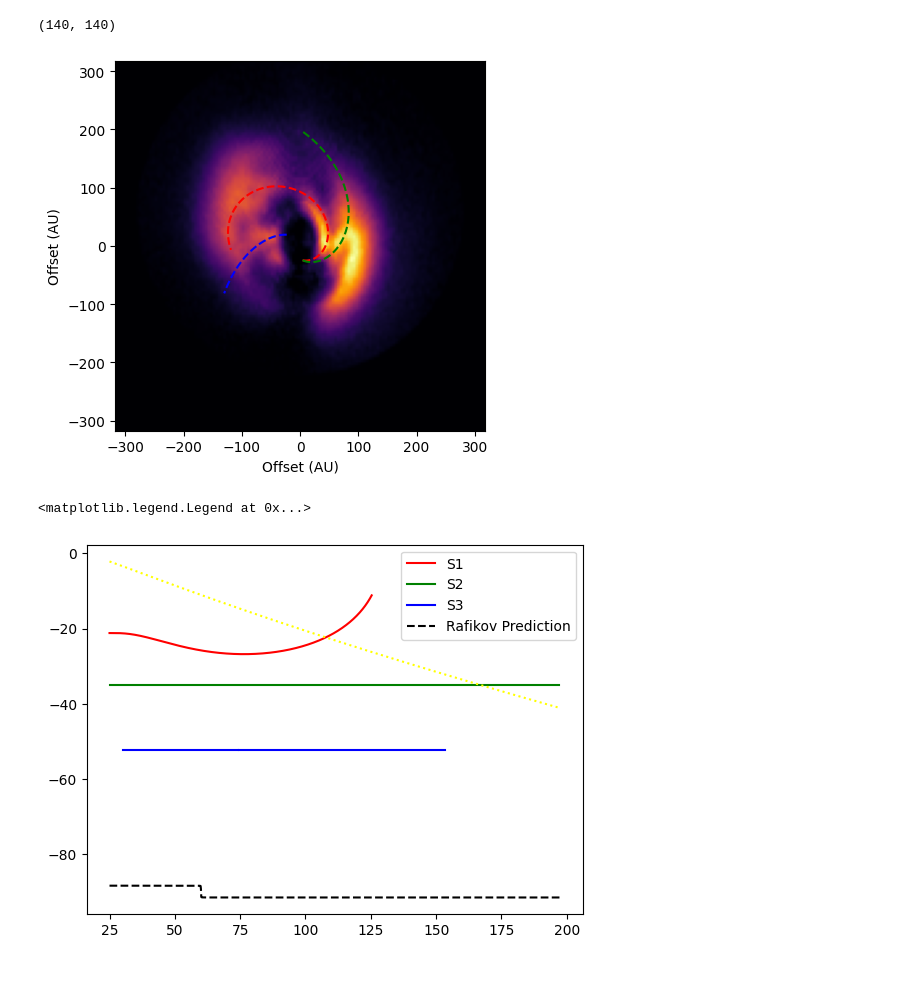
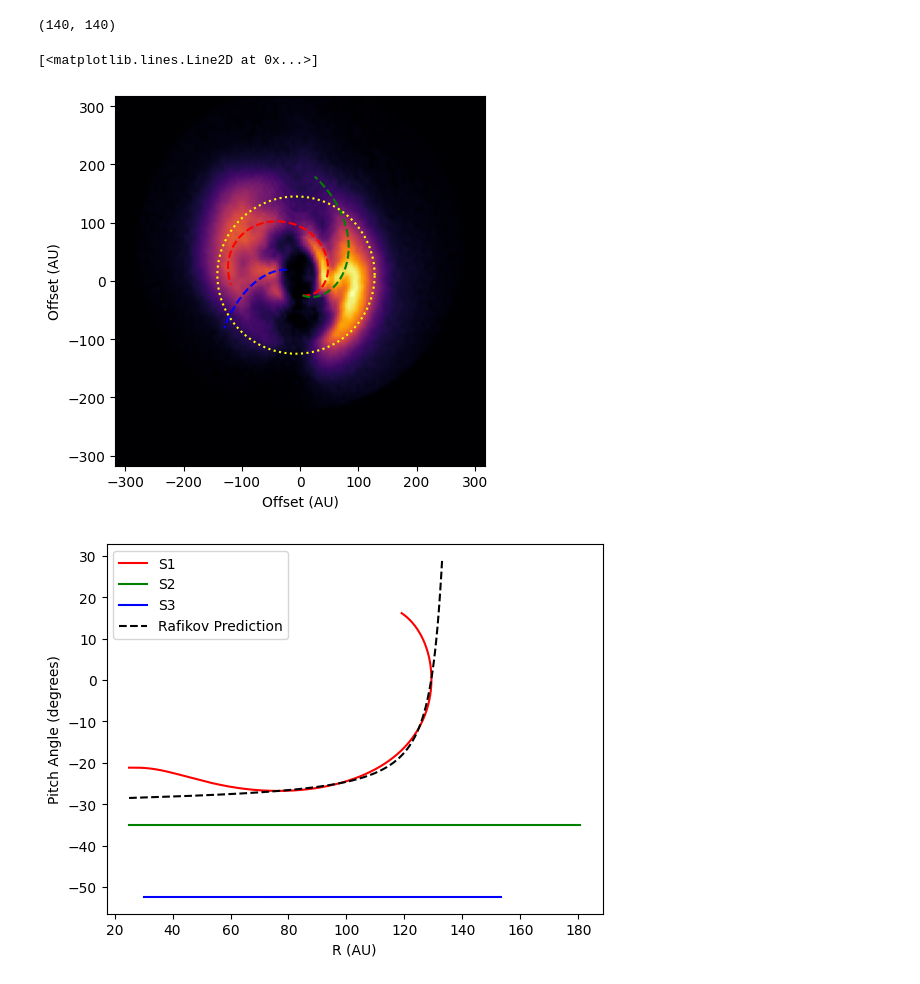
Before and after one commit to danmcl77/masters, a Jupyter notebook: Spiral Modelling.ipynb, the cells around one changed output. Saved outputs shown, nothing was run; the diff lists cells and outputs as text; code cells hidden in the pictures.

```diff
--- a/Spiral Modelling.ipynb
+++ b/Spiral Modelling.ipynb
@@ -66,7 +76,7 @@ plt.plot(x_2,y_2,linestyle='dashed',color='red')
 
 
 
-theta = np.radians(np.linspace(0,360*0.47,1000))
+theta = np.radians(np.linspace(0,360*0.45,1000))
 r = 25*np.exp(theta * 0.7)
 x_2 = r*np.cos(theta-np.radians(80))
 y_2 = r*np.sin(theta-np.radians(80))
@@ -87,6 +97,17 @@ spiral3 = [x_2,y_2]
 
 plt.plot(x_2,y_2,linestyle='dashed',color='blue')
 
+theta = np.radians(np.linspace(0,360*0.38,1000))
+r = 25*np.exp(theta * 0.7)
+x_2 = r*np.cos(theta-np.radians(80))
+y_2 = r*np.sin(theta-np.radians(80))
+for i in range(len(theta)):
+    theta[i] = np.arctan2(y_2[i],x_2[i])*180/np.pi
+
+    r[i] = np.sqrt(x_2[i]**2 + y_2[i]**2)
+
+spiral4 = [x_2,y_2,r,theta]
+
 
 phi = rafikovwake(spiral1,3/2,1/4,10,10,0.05)
 
@@ -95,34 +116,44 @@ y_1 = phi[1]*np.sin(phi[1])
 
 #plt.plot(x_1,y_1,linestyle='dashed',color='yellow')
 
-theta = pitchangleprediction(spiral2,0,1.2,60)
+#theta = pitchangleprediction(spiral2,0,1.2,60)
 
-x_1 = theta[0]*np.cos(theta[1])
-y_1 = theta[1]*np.sin(theta[1])
+#x_1 = theta[0]*np.cos(theta[1])
+#y_1 = theta[1]*np.sin(theta[1])
 
 #plt.plot(x_1,y_1,linestyle='dashed',color='yellow')
 
+theta = np.radians(np.linspace(0,360,1000))
+r = 135
+x_2 = r*np.cos(theta)-7
+y_2 = r*np.sin(theta)+10
+plt.plot(x_2,y_2,color='yellow',linestyle='dotted')
 
 #plt.savefig('spiralangleshit.png')
 # %% [output]
+[<matplotlib.lines.Line2D at 0x...>]
-[figure, old version]
+[figure, new version]
 # %%
 phi = rafikovwake(spiral2,3/2,1/4,5,0,0.4)
 PA1 = pitchangle(spiral1)
 PA2 = pitchangle(spiral2)
 PA3 = pitchangle(spiral3)
-pred = pitchangleprediction(spiral2,0,1.2,60)
+pred = pitchangleprediction(spiral4,1/4,5,135,60)
+pred1 = pitchanglepredictioninside(spiral2,100,0.4,180)
 
 
 plt.plot(PA1[0],PA1[1],color='red')
 plt.plot(PA2[0],PA2[1],color='green')
 plt.plot(PA3[0],PA3[1],color='blue')
 plt.plot(pred[0],pred[1],color='black',linestyle='dashed')
-plt.plot(phi[0],phi[1],color='yellow',linestyle='dotted')
-plt.legend(['S1','S2','S3','Rafikov Prediction'])
+#plt.plot(pred1[0],pred1[1],color='black',linestyle='dotted')
+#plt.plot(phi[0],phi[1],color='yellow',linestyle='dotted')
+plt.legend(['S1','S2','S3','Rafikov Prediction','Rafikov Prediction (Reduced)'])
+plt.xlabel('R (AU)')
+plt.ylabel('Pitch Angle (degrees)')
+#plt.savefig('PitchAngles')
 # %% [output]
-<matplotlib.legend.Legend at 0x...>
-[figure, old version]
+[figure, new version]
 # %%
 #INCORRECT INTERPRETATION - IT IS AZIMUTHAL SEPARATION
 
```
Also changed, not shown: parts of 4 cells of this notebook, 1 other file.
